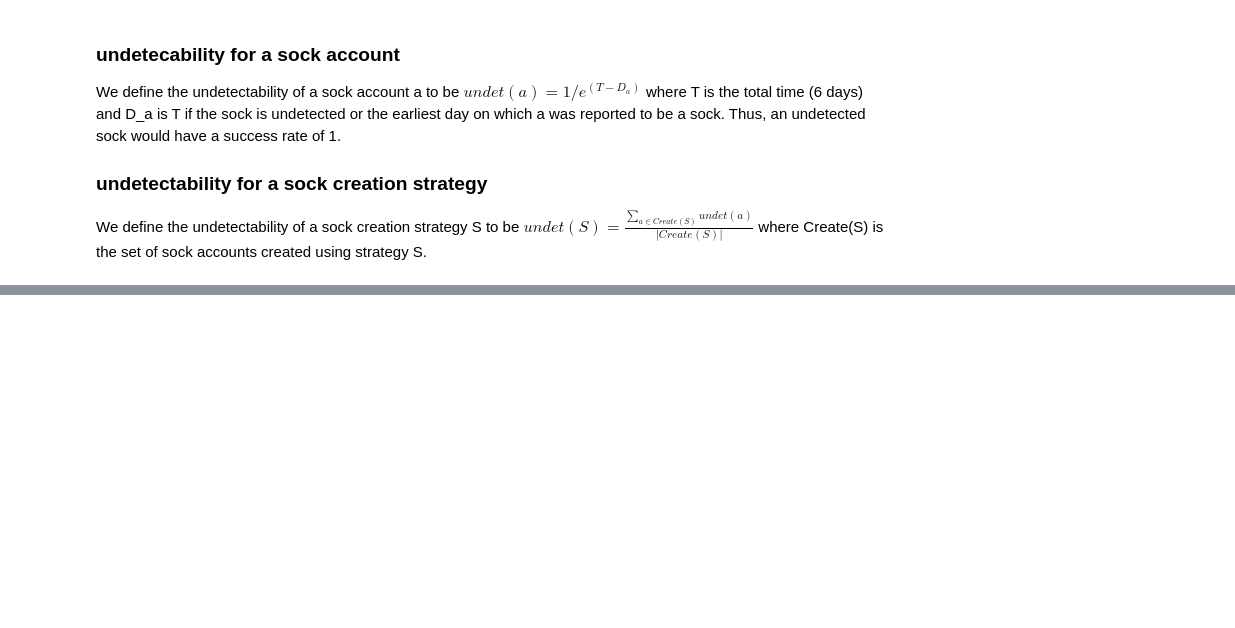
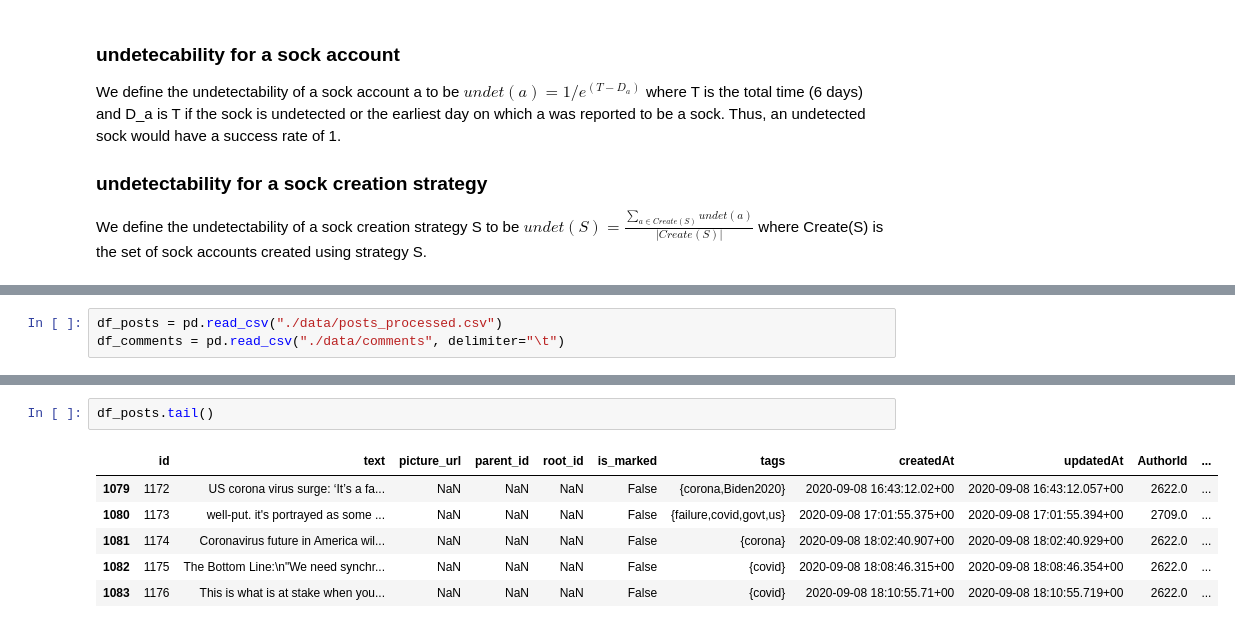
Before and after one commit to ruiliu310/dartpost-research, a Jupyter notebook: data_analytics.ipynb, the cells around one changed output, grey strips where cells are left out. Drawn from its saved outputs; the diff is of its cells as text; blank space fills up the shorter version.

```diff
--- a/data_analytics.ipynb
+++ b/data_analytics.ipynb
@@ -42,0 +28,3 @@ df_posts["id"].tolist()
+# %%
+df_posts = pd.read_csv("./data/posts_processed.csv")
+df_comments = pd.read_csv("./data/comments", delimiter="\t")
@@ -42,0 +100,9 @@ df_posts["id"].tolist()
+# %%
+df_posts.tail()
+# %% [output]
+|  | id | text | picture_url | parent_id | root_id | is_marked | tags | createdAt | updatedAt | AuthorId | ... |
+| 1079 | 1172 | US corona virus surge: ‘It’s a fa... | NaN | NaN | NaN | False | {corona,Biden2020} | 2020-09-08 16:43:12.02+00 | 2020-09-08 16:43:12.057+00 | 2622.0 | ... |
+| 1080 | 1173 | well-put. it's portrayed as some ... | NaN | NaN | NaN | False | {failure,covid,govt,us} | 2020-09-08 17:01:55.375+00 | 2020-09-08 17:01:55.394+00 | 2709.0 | ... |
+| 1081 | 1174 | Coronavirus future in America wil... | NaN | NaN | NaN | False | {corona} | 2020-09-08 18:02:40.907+00 | 2020-09-08 18:02:40.929+00 | 2622.0 | ... |
+| 1082 | 1175 | The Bottom Line:\n"We need synchr... | NaN | NaN | NaN | False | {covid} | 2020-09-08 18:08:46.315+00 | 2020-09-08 18:08:46.354+00 | 2622.0 | ... |
+| 1083 | 1176 | This is what is at stake when you... | NaN | NaN | NaN | False | {covid} | 2020-09-08 18:10:55.71+00 | 2020-09-08 18:10:55.719+00 | 2622.0 | ... |
```
Also changed, not shown: parts of 16 cells of this notebook, 8 other files.
